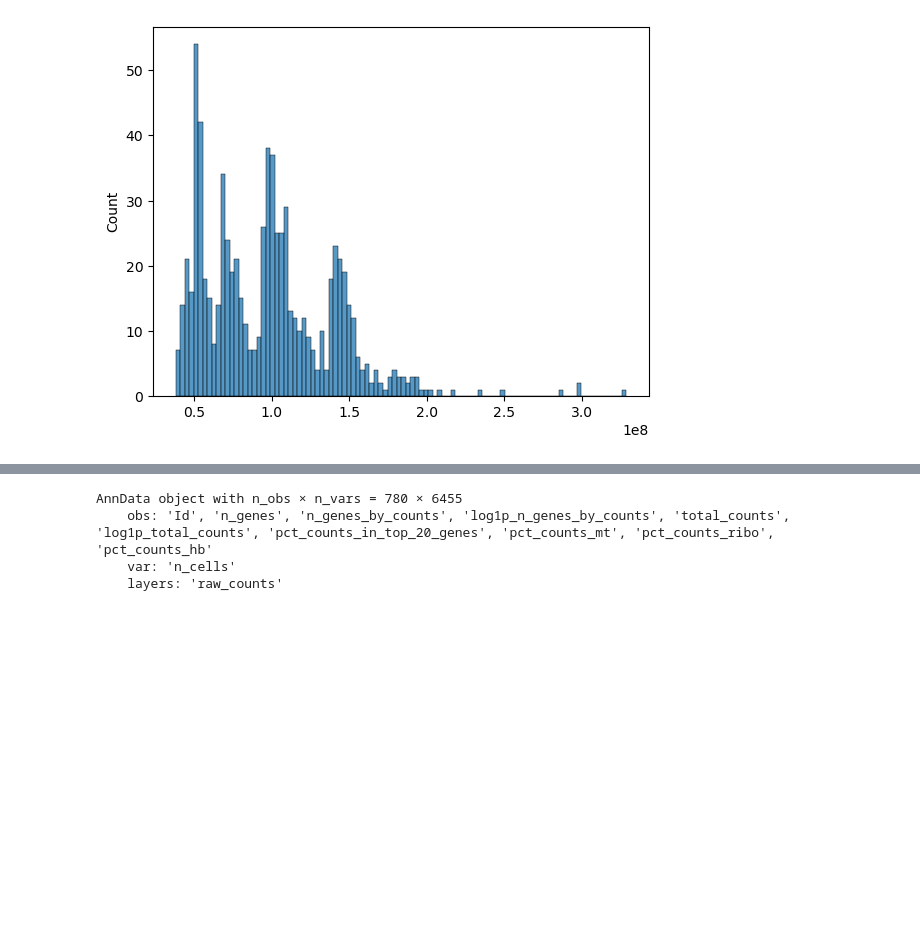
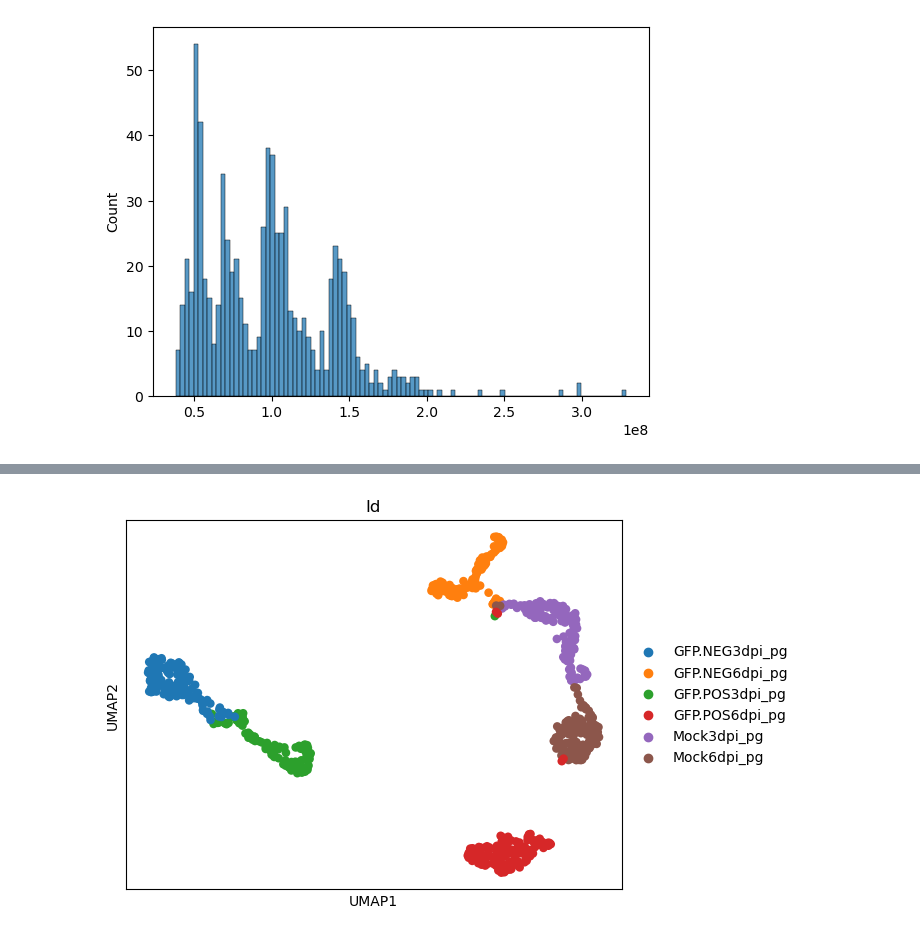
Before and after one commit to Yohan-b976/Transcriptomic-and-proteomic-sc-analysis, a Jupyter notebook: Pipeline Folder scProteomic/QC_scP.ipynb, the cells around one changed output, grey strips where cells are left out. Cells and saved outputs as stored; diff of their text form; code cells hidden in the pictures; blank space fills up the shorter version.

```diff
--- a/Pipeline Folder scProteomic/QC_scP.ipynb
+++ b/Pipeline Folder scProteomic/QC_scP.ipynb
@@ -601,7 +661,7 @@ sc.pp.filter_genes(adata, min_cells = 5)
 # %%
-adata
+sc.pl.umap(
+    adata,
+    color=['Id']
+)
 # %% [output]
-AnnData object with n_obs × n_vars = 780 × 6455
-    obs: 'Id', 'n_genes', 'n_genes_by_counts', 'log1p_n_genes_by_counts', 'total_counts', 'log1p_total_counts', 'pct_counts_in_top_20_genes', 'pct_counts_mt', 'pct_counts_ribo', 'pct_counts_hb'
-    var: 'n_cells'
-    layers: 'raw_counts'
+[figure, added]
```
Also changed, not shown: parts of 38 cells of this notebook.
